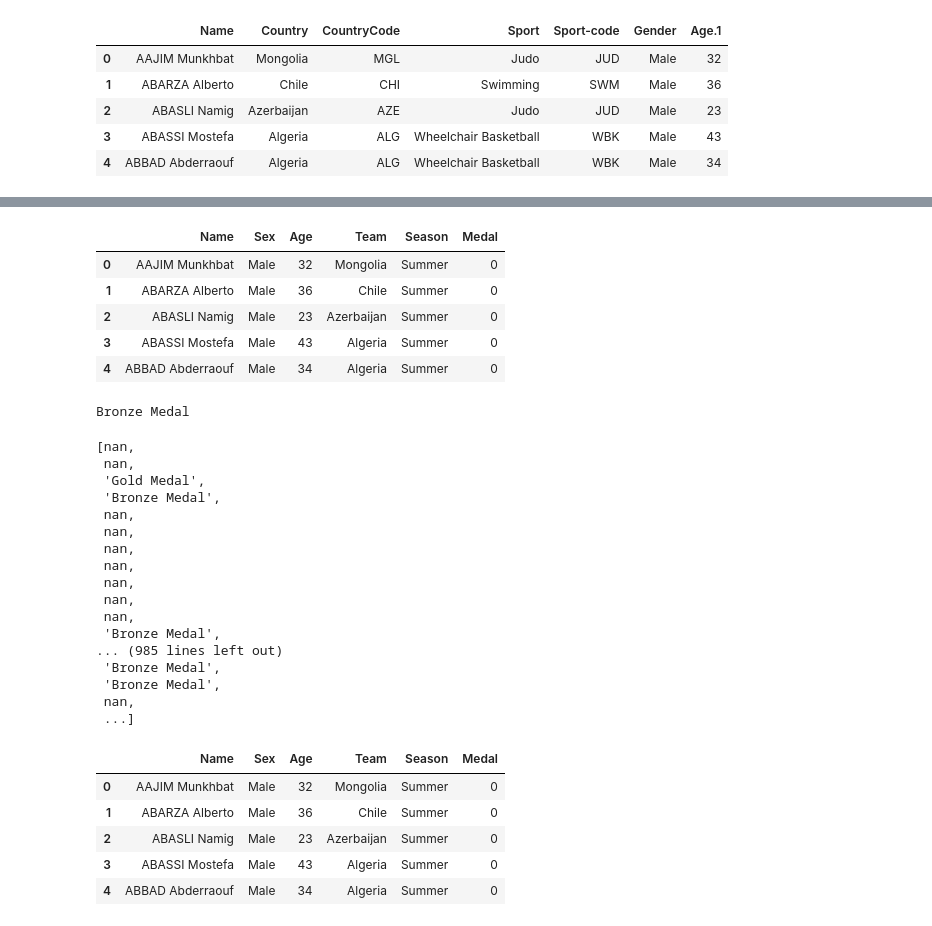
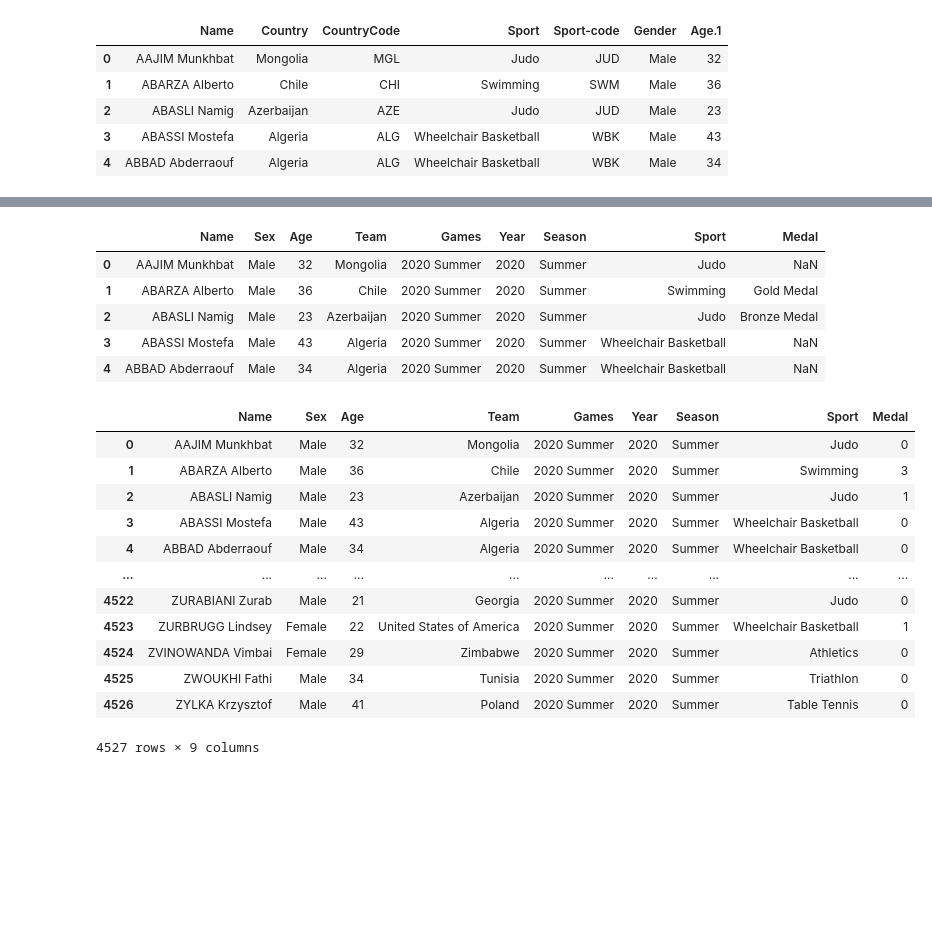
Before and after one commit to prathamagrawal/Analysing-Olympics-Dataset, a Jupyter notebook: dataset.ipynb, the cells around one changed output, grey strips where cells are left out. Cells and saved outputs as stored; diff of their text form; code cells hidden in the pictures; blank space fills up the shorter version.

```diff
--- a/dataset.ipynb
+++ b/dataset.ipynb
@@ -42,5 +42,8 @@ allnames=list(data['Name'])
 data['Sex']=athletes['Gender']
 data['Age']=athletes['Age.1']
 data['Team']=athletes['Country']
+data["Games"]="2020 Summer"
+data["Year"]="2020"
 data['Season']="Summer"
+data['Sport']=athletes['Sport']
 data['Medal']=0
@@ -47,9 +64,21 @@ data['Medal']=0
+# %%
+names=list(medal['Name'])
+medals=list(medal['Medal'])
+l=[]
+for i in allnames:
+    if (i in names):
+        index=names.index(i)
+        value=medals[index]
+        l.append(value)
+    else:
+        l.append(np.NaN)
+data['Medal']=l
 # %%
 data.head()
 # %% [output]
-|  | Name | Sex | Age | Team | Season | Medal |
-| 0 | AAJIM Munkhbat | Male | 32 | Mongolia | Summer | 0 |
-| 1 | ABARZA Alberto | Male | 36 | Chile | Summer | 0 |
-| 2 | ABASLI Namig | Male | 23 | Azerbaijan | Summer | 0 |
-| 3 | ABASSI Mostefa | Male | 43 | Algeria | Summer | 0 |
-| 4 | ABBAD Abderraouf | Male | 34 | Algeria | Summer | 0 |
+|  | Name | Sex | Age | Team | Games | Year | Season | Sport | Medal |
+| 0 | AAJIM Munkhbat | Male | 32 | Mongolia | 2020 Summer | 2020 | Summer | Judo | NaN |
+| 1 | ABARZA Alberto | Male | 36 | Chile | 2020 Summer | 2020 | Summer | Swimming | Gold Medal |
+| 2 | ABASLI Namig | Male | 23 | Azerbaijan | 2020 Summer | 2020 | Summer | Judo | Bronze Medal |
+| 3 | ABASSI Mostefa | Male | 43 | Algeria | 2020 Summer | 2020 | Summer | Wheelchair Basketball | NaN |
+| 4 | ABBAD Abderraouf | Male | 34 | Algeria | 2020 Summer | 2020 | Summer | Wheelchair Basketball | NaN |
@@ -62,5 +84,0 @@ names.index("ABASSI Mostefa")
-# %%
-
-print(medals[1705])
-# %% [output]
-Bronze Medal
@@ -75,29 +85,21 @@ for i in allnames:
-# %%
-l
-# %% [output]
-[nan,
- nan,
- 'Gold Medal',
- 'Bronze Medal',
- nan,
- nan,
- nan,
- nan,
- nan,
- nan,
- nan,
- 'Bronze Medal',
-... (985 lines left out)
- 'Bronze Medal',
- 'Bronze Medal',
- nan,
- ...]
+# %%
+data['Medal'].fillna(value=0, inplace=True)
+data['Medal']=data['Medal'].replace('Gold Medal',3)
+data['Medal']=data['Medal'].replace('Silver Medal',2)
+data['Medal']=data['Medal'].replace('Bronze Medal',1)
 # %%
-data.head()
+data
 # %% [output]
-|  | Name | Sex | Age | Team | Season | Medal |
-| 0 | AAJIM Munkhbat | Male | 32 | Mongolia | Summer | 0 |
-| 1 | ABARZA Alberto | Male | 36 | Chile | Summer | 0 |
-| 2 | ABASLI Namig | Male | 23 | Azerbaijan | Summer | 0 |
-| 3 | ABASSI Mostefa | Male | 43 | Algeria | Summer | 0 |
-| 4 | ABBAD Abderraouf | Male | 34 | Algeria | Summer | 0 |
+|  | Name | Sex | Age | Team | Games | Year | Season | Sport | Medal |
+| 0 | AAJIM Munkhbat | Male | 32 | Mongolia | 2020 Summer | 2020 | Summer | Judo | 0 |
+| 1 | ABARZA Alberto | Male | 36 | Chile | 2020 Summer | 2020 | Summer | Swimming | 3 |
+| 2 | ABASLI Namig | Male | 23 | Azerbaijan | 2020 Summer | 2020 | Summer | Judo | 1 |
+| 3 | ABASSI Mostefa | Male | 43 | Algeria | 2020 Summer | 2020 | Summer | Wheelchair Basketball | 0 |
+| 4 | ABBAD Abderraouf | Male | 34 | Algeria | 2020 Summer | 2020 | Summer | Wheelchair Basketball | 0 |
+| ... | ... | ... | ... | ... | ... | ... | ... | ... | ... |
+| 4522 | ZURABIANI Zurab | Male | 21 | Georgia | 2020 Summer | 2020 | Summer | Judo | 0 |
+| 4523 | ZURBRUGG Lindsey | Female | 22 | United States of America | 2020 Summer | 2020 | Summer | Wheelchair Basketball | 1 |
+| 4524 | ZVINOWANDA Vimbai | Female | 29 | Zimbabwe | 2020 Summer | 2020 | Summer | Athletics | 0 |
+| 4525 | ZWOUKHI Fathi | Male | 34 | Tunisia | 2020 Summer | 2020 | Summer | Triathlon | 0 |
+| 4526 | ZYLKA Krzysztof | Male | 41 | Poland | 2020 Summer | 2020 | Summer | Table Tennis | 0 |
+4527 rows × 9 columns
```
Also changed, not shown: parts of 5 cells of this notebook, 4 other files.
